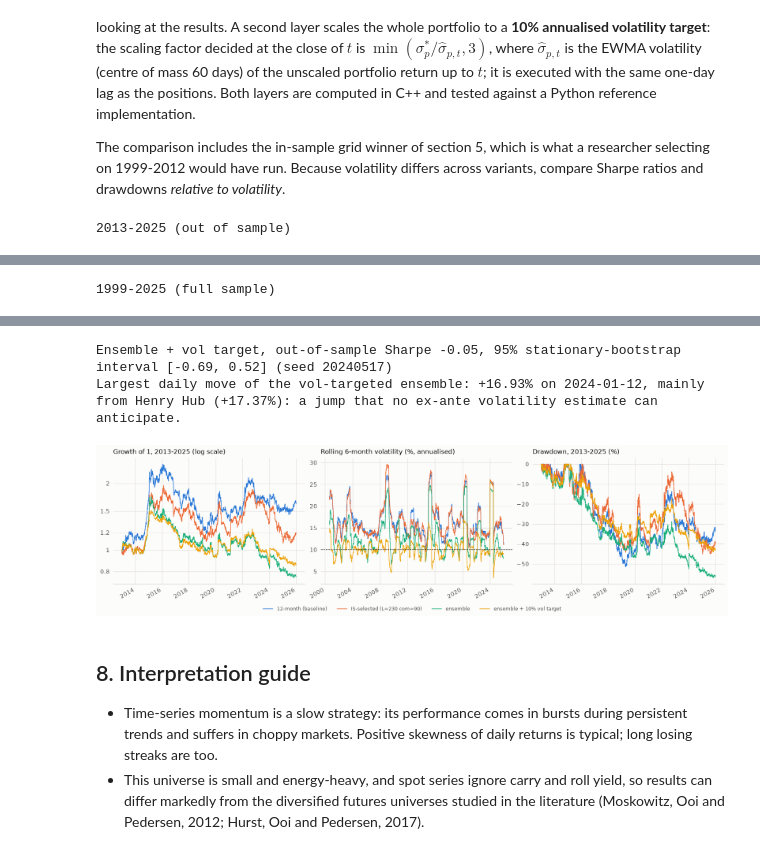
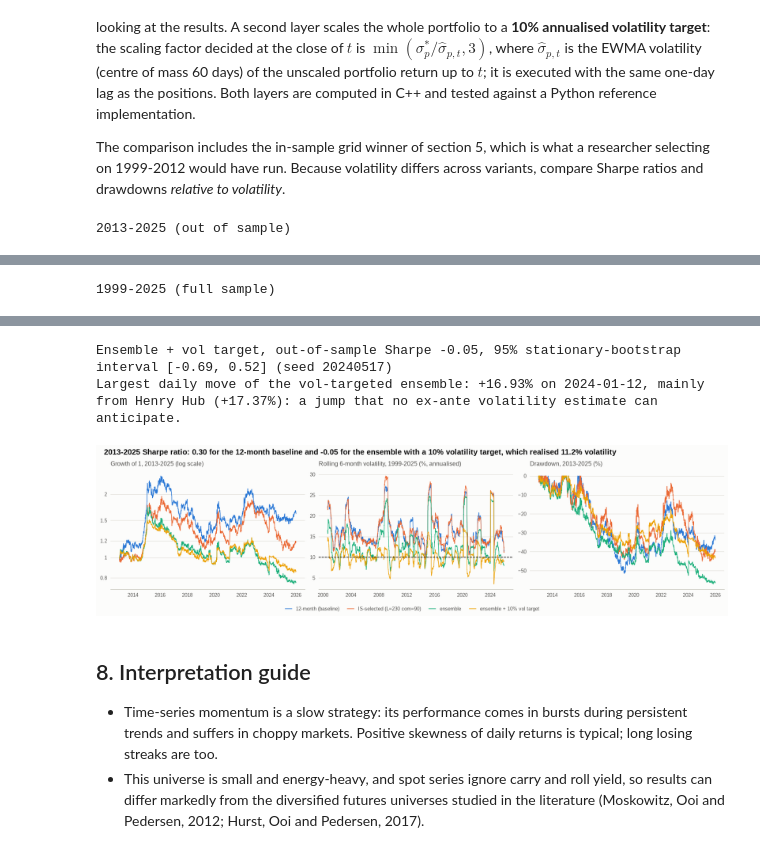
Before and after one commit to paolo993788/Algorithmic-trading, a Jupyter notebook: notebooks/trend_following/multi_asset_time_series_momentum.ipynb, the cells around one changed output, grey strips where cells are left out. Drawn from its saved outputs; the diff is of its cells as text; code cells hidden in the pictures.

```diff
--- a/notebooks/trend_following/multi_asset_time_series_momentum.ipynb
+++ b/notebooks/trend_following/multi_asset_time_series_momentum.ipynb
@@ -125,8 +129,10 @@ for ax, name in zip(axes.flat, rebased.columns):
     series = rebased[name].where(rebased[name] > 0).dropna()   # log scale: WTI printed negative in April 2020
     ax.plot(series.index, series.to_numpy(), lw=0.8, color=SERIES[0])
     plain_log_axis(ax)
-    ax.set_title(name, fontsize=10)
-fig.suptitle("Price and total-return indices (log scale, rebased to 1 at the start)", x=0.01, ha="left", fontsize=11)
+    ax.set_title(name)
+vol = stats["annual volatility"].rename(lambda name: name.replace(" (in EUR)", ""))
+figure_headline(fig, f"{prices.shape[1]} markets rebased to 1 in {prices.index[0]:%Y} (log scale): annual volatility "
+                     f"ranges from {vol.min():.0%} ({vol.idxmin()}) to {vol.max():.0%} ({vol.idxmax()})")
 fig.savefig(OUTPUT_DIR / "universe.png", dpi=150)
 # %% [output]
 Sources:
@@ -327,46 +351,54 @@ for label, mask in (("2013-2025 (out of sample)", oos), ("1999-2025 (full sample
 
 fig, axes = plt.subplots(1, 3, figsize=(15, 4))
 colors = dict(zip(rets.columns, SERIES))
-(1 + rets[oos]).cumprod().plot(ax=axes[0], lw=1.0, color=colors, legend=False)
+wealth = (1 + rets[oos]).cumprod()
+rolling_vol = 100 * rets.rolling(126).std() * np.sqrt(252)
+drawdown = 100 * (wealth / wealth.cummax() - 1)
+for name in rets:
+    axes[0].plot(wealth.index, wealth[name], lw=1.0, color=colors[name], label=name)
+    axes[1].plot(rolling_vol.index, rolling_vol[name], lw=0.9, color=colors[name])
+    axes[2].plot(drawdown.index, drawdown[name], lw=1.0, color=colors[name])
 plain_log_axis(axes[0])
-axes[0].set(title="Growth of 1, 2013-2025 (log scale)", xlabel="")
-(100 * rets.rolling(126).std() * np.sqrt(252)).plot(ax=axes[1], lw=0.9, color=colors, legend=False)
-axes[1].axhline(100 * PORTFOLIO_TARGET_VOL, color="k", ls="--", lw=0.8)
-axes[1].set(title="Rolling 6-month volatility (%, annualised)", xlabel="")
-wealth = (1 + rets[oos]).cumprod()
-(100 * (wealth / wealth.cummax() - 1)).plot(ax=axes[2], lw=1.0, color=colors, legend=False)
-axes[2].set(title="Drawdown, 2013-2025 (%)", xlabel="")
+axes[0].set(title="Growth of 1, 2013-2025 (log scale)")
+axes[1].axhline(100 * PORTFOLIO_TARGET_VOL, color=NOTEBOOK["ink"], ls="--", lw=1.0)
+axes[1].set(title="Rolling 6-month volatility, 1999-2025 (%, annualised)")
+axes[2].set(title="Drawdown, 2013-2025 (%)")
+oos_sharpe = rets[oos].apply(mt.sharpe_ratio)
+vt_name = "ensemble + 10% vol target"
+figure_headline(fig, f"2013-2025 Sharpe ratio: {oos_sharpe.iloc[0]:.2f} for the 12-month baseline and "
+                     f"{oos_sharpe[vt_name]:.2f} for the ensemble with a {PORTFOLIO_TARGET_VOL:.0%} volatility target, "
+                     f"which realised {rets.loc[oos, vt_name].std() * np.sqrt(252):.1%} volatility")
 fig.legend(*axes[0].get_legend_handles_labels(), loc="outside lower center", ncol=len(rets.columns))
 fig.savefig(OUTPUT_DIR / "ensemble_vol_target.png", dpi=150)
 
 boot = mt.bootstrap_sharpe(rets.loc[oos, "ensemble + 10% vol target"].to_numpy(), mean_block=20, n_boot=10_000, seed=SEED)
 lo, hi = np.percentile(boot, [2.5, 97.5])
 print(f"Ensemble + vol target, out-of-sample Sharpe {mt.sharpe_ratio(rets.loc[oos, 'ensemble + 10% vol target']):.2f}, "
       f"95% stationary-bootstrap interval [{lo:.2f}, {hi:.2f}] (seed {SEED})")
 vt = rets["ensemble + 10% vol target"]
 day = vt.abs().idxmax()
 held = ensemble_vt.attrs["weights"].shift(1).loc[day]
 contribution = (held * daily.loc[day]).dropna()
 print(f"Largest daily move of the vol-targeted ensemble: {vt[day]:+.2%} on {day:%Y-%m-%d}, mainly from "
       f"{contribution.abs().idxmax()} ({contribution[contribution.abs().idxmax()]:+.2%}): a jump that no ex-ante volatility "
       "estimate can anticipate.")
 rets.to_csv(OUTPUT_DIR / "variant_returns.csv")
 # %% [output]
 2013-2025 (out of sample)
 |  | annual mean | annual volatility | Sharpe | max drawdown | max drawdown / volatility | worst month | skewness | ... |
 | 12-month (baseline) | 0.0498 | 0.1680 | 0.2966 | 0.5153 | 3.0672 | -0.1195 | 1.4893 | ... |
 | IS-selected (L=230 com=90) | 0.0273 | 0.1686 | 0.1617 | 0.4507 | 2.6726 | -0.1025 | 1.5125 | ... |
 | ensemble | -0.0115 | 0.1336 | -0.0860 | 0.5709 | 4.2719 | -0.0761 | 3.2460 | ... |
 | ensemble + 10% vol target | -0.0050 | 0.1120 | -0.0450 | 0.4412 | 3.9410 | -0.0654 | 4.9075 | ... |
 1999-2025 (full sample)
 |  | annual mean | annual volatility | Sharpe | max drawdown | max drawdown / volatility | worst month | skewness | ... |
 | 12-month (baseline) | 0.0466 | 0.1700 | 0.2740 | 0.5153 | 3.0316 | -0.1195 | 0.7712 | ... |
 | IS-selected (L=230 com=90) | 0.0432 | 0.1692 | 0.2555 | 0.4507 | 2.6645 | -0.1025 | 0.8428 | ... |
 | ensemble | 0.0017 | 0.1325 | 0.0129 | 0.5709 | 4.3070 | -0.0897 | 1.6424 | ... |
 | ensemble + 10% vol target | 0.0017 | 0.1078 | 0.0161 | 0.4412 | 4.0922 | -0.0654 | 2.7272 | ... |
 Ensemble + vol target, out-of-sample Sharpe -0.05, 95% stationary-bootstrap interval [-0.69, 0.52] (seed 20240517)
 Largest daily move of the vol-targeted ensemble: +16.93% on 2024-01-12, mainly from Henry Hub (+17.37%): a jump that no ex-ante volatility estimate can anticipate.
-[figure, old version]
+[figure, new version]
 # %% [markdown]
 ## 8. Interpretation guide
 
```
Also changed, not shown: parts of 5 cells of this notebook, 4 other files.
